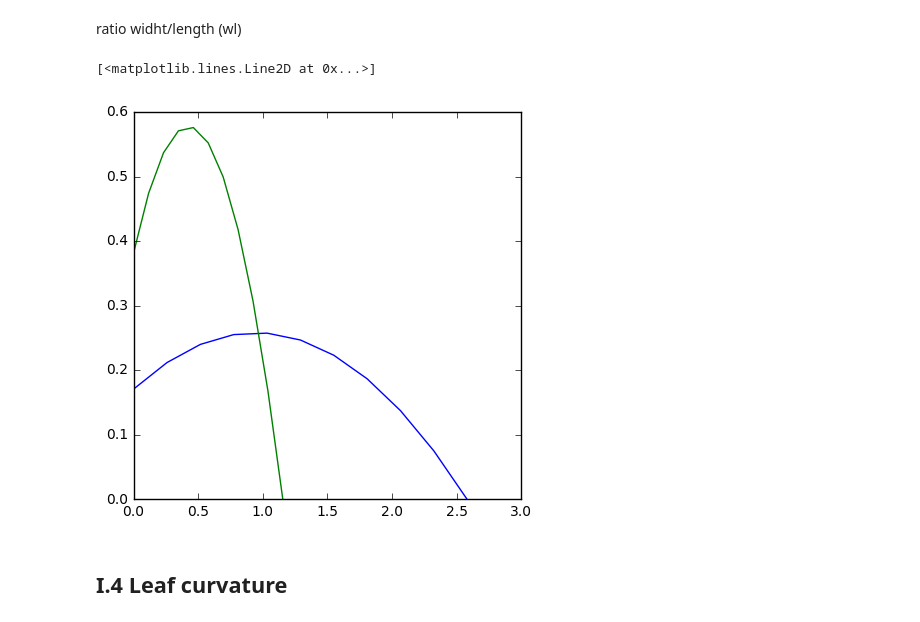
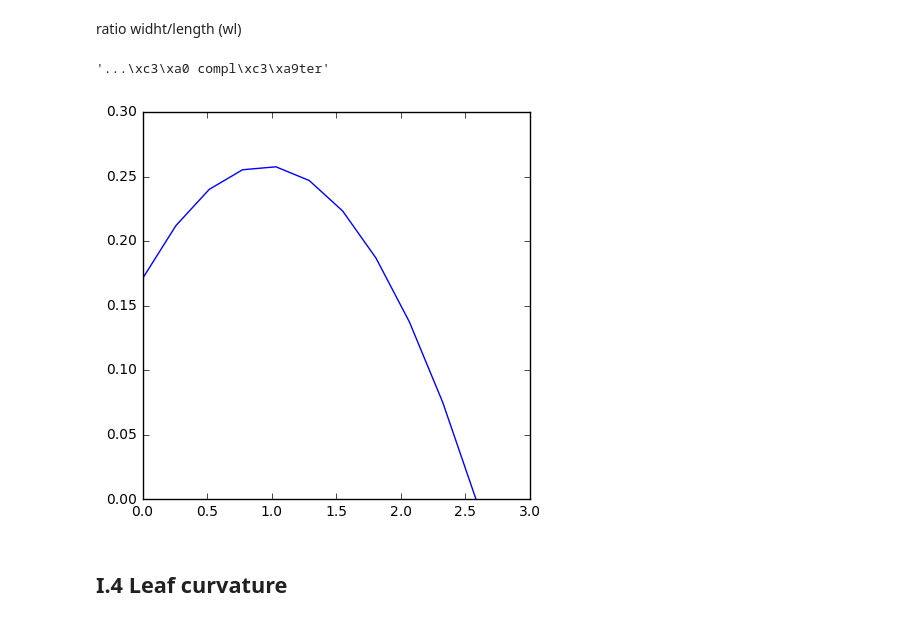
Before and after one commit to openalea-training/agreenium_training_2018, a Jupyter notebook: TD_sensitivity/3D_Maize_parameters.ipynb, the cells around one changed output. Drawn from its saved outputs; the diff is of its cells as text; code cells hidden in the pictures.

```diff
--- a/TD_sensitivity/3D_Maize_parameters.ipynb
+++ b/TD_sensitivity/3D_Maize_parameters.ipynb
@@ -66,23 +61,20 @@ ratio widht/length (wl)
 # %%
 s,r=sr_prevot() #relative shape
 
 leaf_area=0.5
 
 wl_min=0.1
 l_min=sqrt(leaf_area/(0.75*wl_min))
 w_min=l_min*wl_min
 s_min,r_min=s*l_min,r*w_min
 
+plot(s_min,r_min)
+
 wl_max=0.5
-l_max=sqrt(leaf_area/(0.75*wl_max))
-w_max=l_max*wl_max
-s_max,r_max=s*l_max,r*w_max
-
-plot(s_min,r_min)
-plot(s_max,r_max)
+'...à compléter'
 # %% [output]
-[<matplotlib.lines.Line2D at 0x...>]
+'...\xc3\xa0 compl\xc3\xa9ter'
-[figure, old version]
+[figure, new version]
 # %% [markdown]
 ##  I.4 Leaf curvature
 # %% [markdown]
```
Also changed, not shown: parts of 20 cells of this notebook, 5 other files.
